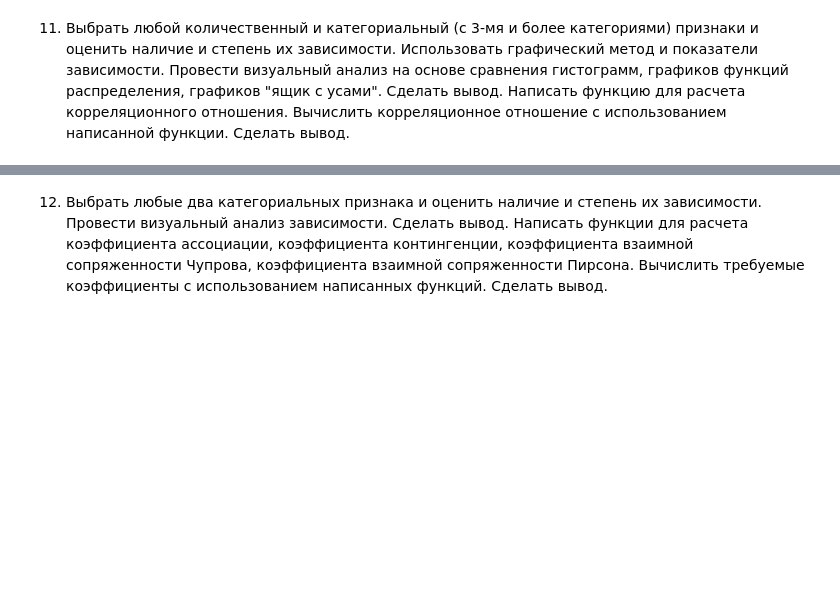
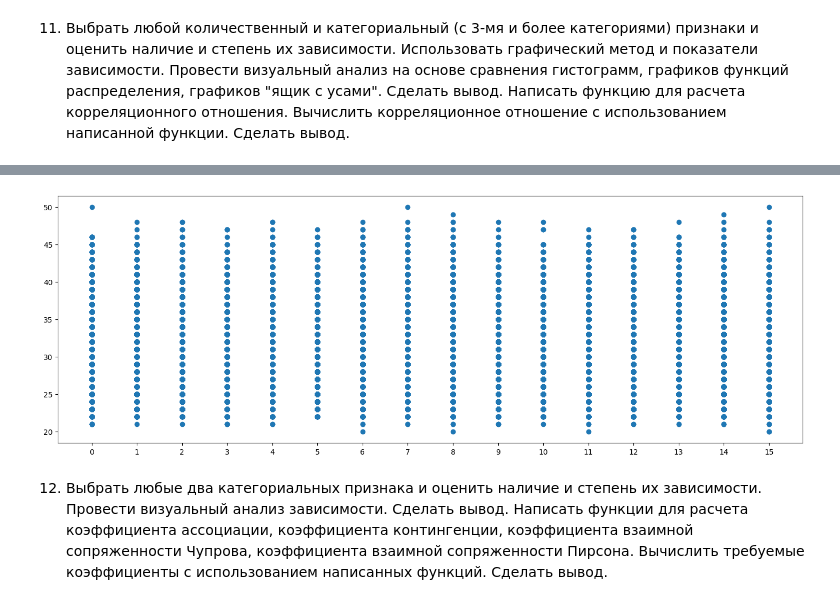
Before and after one commit to Ghukii/TMP-4sem-, a Jupyter notebook: Задание_6/Задание_6_13.ipynb, the cells around one changed output, grey strips where cells are left out. Drawn from its saved outputs; the diff is of its cells as text; code cells hidden in the pictures; blank space fills up the shorter version.

```diff
--- a/Задание_6/Задание_6_13.ipynb
+++ b/Задание_6/Задание_6_13.ipynb
@@ -1051,0 +1083,3 @@ Kendall: 0.45116275198637334
+# %%
+tmp = tmp.astype({'Occupation' : 'category', 'Credit_Utilization_Ratio' : np.float64})
+tmp
@@ -1051,0 +1100,3 @@ Kendall: 0.45116275198637334
+# %%
+tmp['Credit_Utilization_Ratio']= np.round(tmp['Credit_Utilization_Ratio'], decimals=0)
+tmp.head()
@@ -1051,0 +1110,3 @@ Kendall: 0.45116275198637334
+# %%
+codes = tmp['Occupation'].cat.codes
+codes
@@ -1051,0 +1126,3 @@ Kendall: 0.45116275198637334
+# %%
+credit = tmp['Credit_Utilization_Ratio']
+credit
@@ -1052,3 +1142,10 @@ Kendall: 0.45116275198637334
+# %%
+plt.figure(figsize=(18, 6))
+plt.scatter(codes, credit)
+plt.xticks(np.arange(0, 16, 1))
+plt.show()
+# %% [output]
+[figure, added]
 # %% [markdown]
 12. Выбрать любые два категориальных признака и оценить наличие и степень их зависимости.
 Провести визуальный анализ зависимости. Сделать вывод.
```
Also changed, not shown: parts of 7 cells of this notebook.
